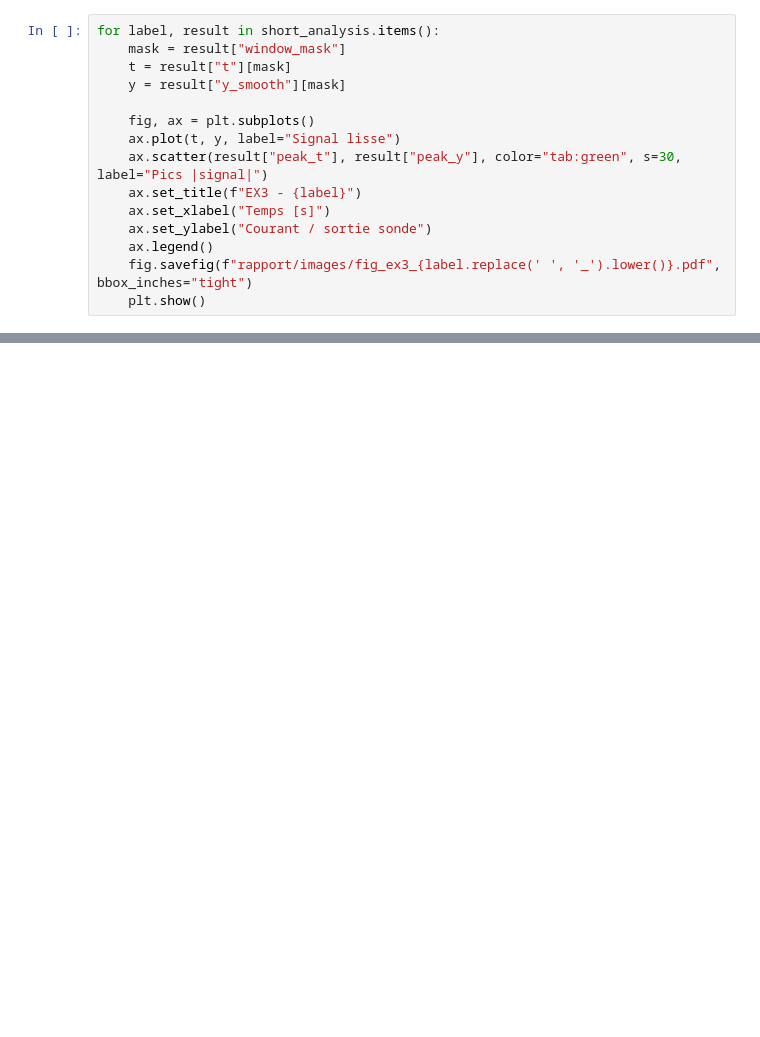
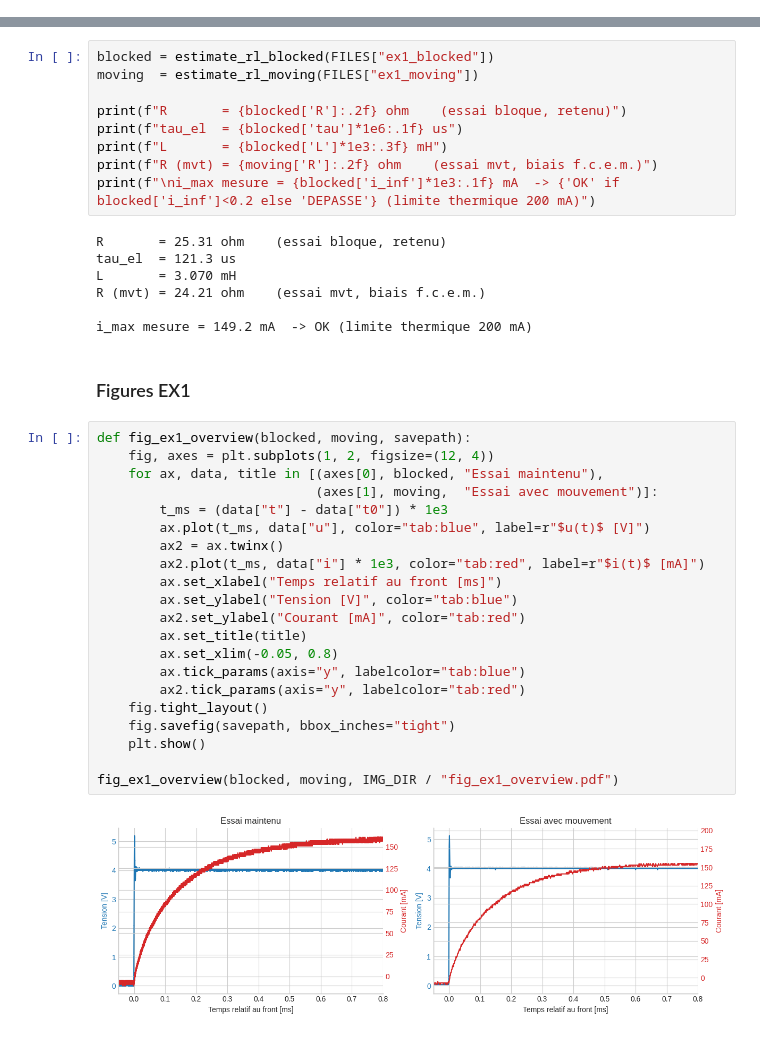
Before and after one commit to tom-berthoud/labo2mecatro, a Jupyter notebook: traitement.ipynb, the cells around one changed output, grey strips where cells are left out. Cells and saved outputs as stored; diff of their text form; blank space fills up the shorter version.

```diff
--- a/traitement.ipynb
+++ b/traitement.ipynb
@@ -386,15 +0,0 @@ summarize_table([
-# %%
-for label, result in short_analysis.items():
-    mask = result["window_mask"]
-    t = result["t"][mask]
-    y = result["y_smooth"][mask]
-
-    fig, ax = plt.subplots()
-    ax.plot(t, y, label="Signal lisse")
-    ax.scatter(result["peak_t"], result["peak_y"], color="tab:green", s=30, label="Pics |signal|")
-    ax.set_title(f"EX3 - {label}")
-    ax.set_xlabel("Temps [s]")
-    ax.set_ylabel("Courant / sortie sonde")
-    ax.legend()
-    fig.savefig(f"rapport/images/fig_ex3_{label.replace(' ', '_').lower()}.pdf", bbox_inches="tight")
-    plt.show()
@@ -476,0 +156,41 @@ summary
+# %%
+blocked = estimate_rl_blocked(FILES["ex1_blocked"])
+moving  = estimate_rl_moving(FILES["ex1_moving"])
+
+print(f"R       = {blocked['R']:.2f} ohm    (essai bloque, retenu)")
+print(f"tau_el  = {blocked['tau']*1e6:.1f} us")
+print(f"L       = {blocked['L']*1e3:.3f} mH")
+print(f"R (mvt) = {moving['R']:.2f} ohm    (essai mvt, biais f.c.e.m.)")
+print(f"\ni_max mesure = {blocked['i_inf']*1e3:.1f} mA  -> {'OK' if blocked['i_inf']<0.2 else 'DEPASSE'} (limite thermique 200 mA)")
+# %% [output]
+R       = 25.31 ohm    (essai bloque, retenu)
+tau_el  = 121.3 us
+L       = 3.070 mH
+R (mvt) = 24.21 ohm    (essai mvt, biais f.c.e.m.)
+
+i_max mesure = 149.2 mA  -> OK (limite thermique 200 mA)
+# %% [markdown]
+### Figures EX1
+# %%
+def fig_ex1_overview(blocked, moving, savepath):
+    fig, axes = plt.subplots(1, 2, figsize=(12, 4))
+    for ax, data, title in [(axes[0], blocked, "Essai maintenu"),
+                            (axes[1], moving,  "Essai avec mouvement")]:
+        t_ms = (data["t"] - data["t0"]) * 1e3
+        ax.plot(t_ms, data["u"], color="tab:blue", label=r"$u(t)$ [V]")
+        ax2 = ax.twinx()
+        ax2.plot(t_ms, data["i"] * 1e3, color="tab:red", label=r"$i(t)$ [mA]")
+        ax.set_xlabel("Temps relatif au front [ms]")
+        ax.set_ylabel("Tension [V]", color="tab:blue")
+        ax2.set_ylabel("Courant [mA]", color="tab:red")
+        ax.set_title(title)
+        ax.set_xlim(-0.05, 0.8)
+        ax.tick_params(axis="y", labelcolor="tab:blue")
+        ax2.tick_params(axis="y", labelcolor="tab:red")
+    fig.tight_layout()
+    fig.savefig(savepath, bbox_inches="tight")
+    plt.show()
+
+fig_ex1_overview(blocked, moving, IMG_DIR / "fig_ex1_overview.pdf")
+# %% [output]
+[figure, added]
```
Also changed, not shown: parts of 41 cells of this notebook, 23 other files.
